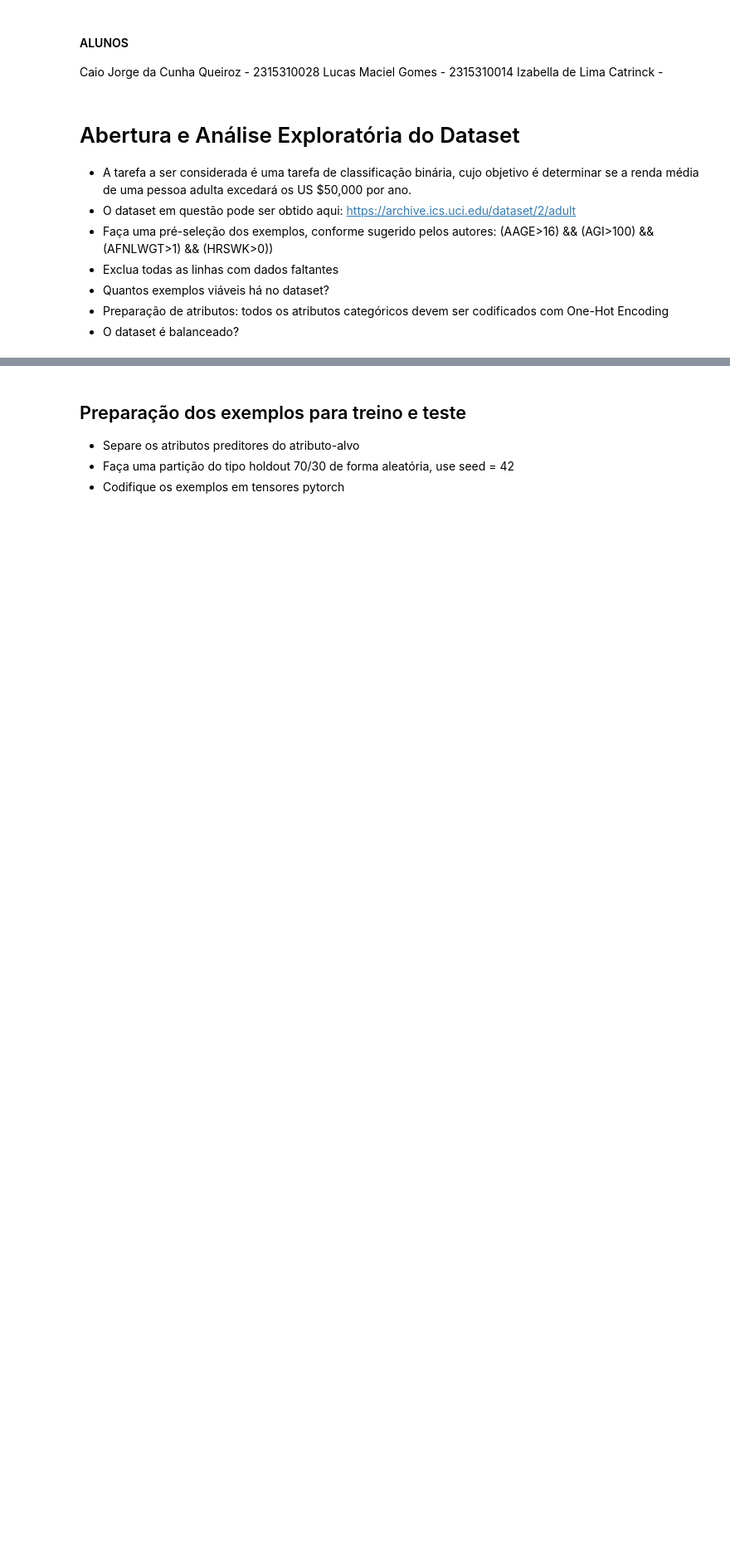
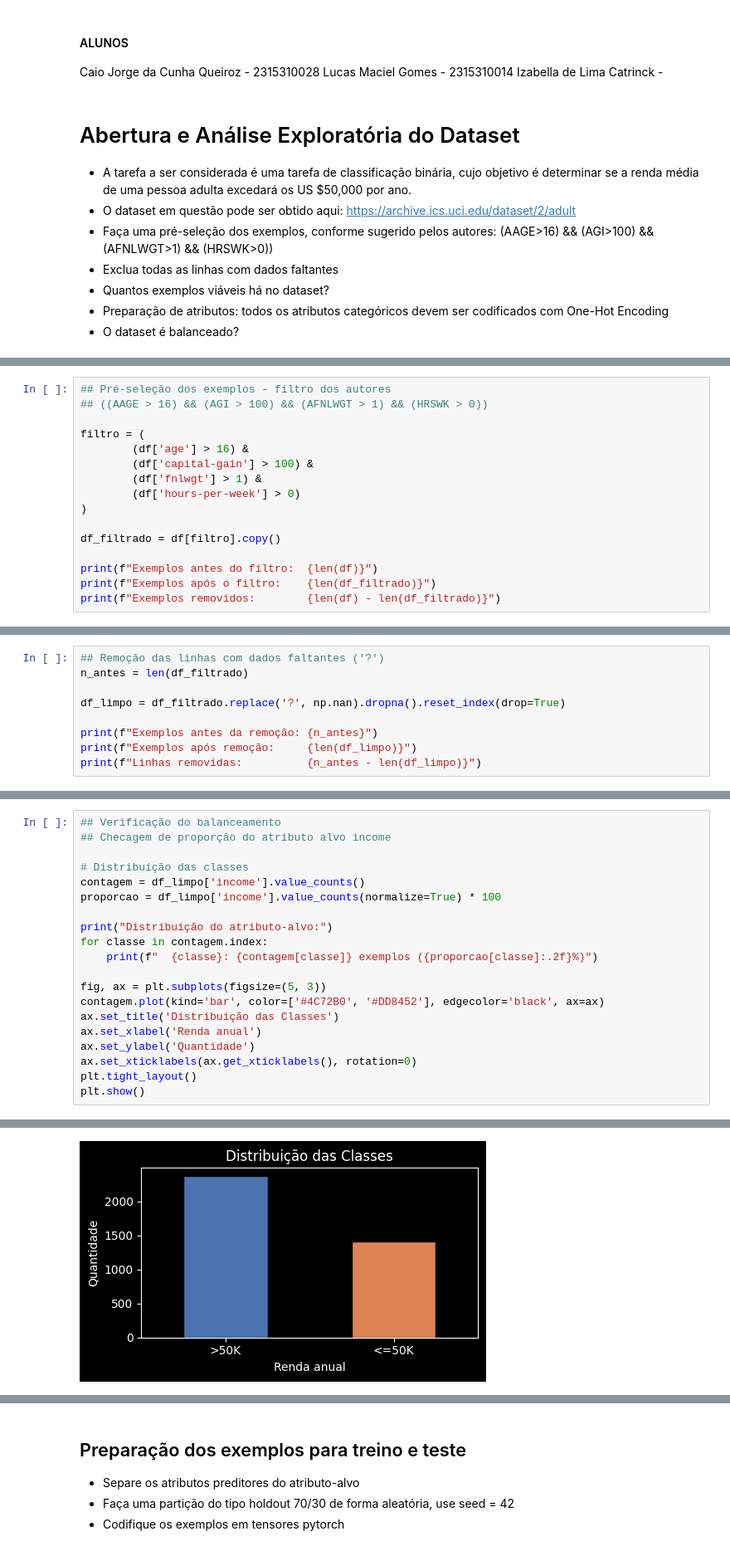
Before and after one commit to cjcaio/topicos1-projeto2-rede-mlp-com-pytorch, a Jupyter notebook: Topicos1-2026.1-Tarefa2.ipynb, the cells around one changed output, grey strips where cells are left out. Shown at 83% size. Saved outputs shown, nothing was run; the diff lists cells and outputs as text; blank space fills up the shorter version.

```diff
--- a/Topicos1-2026.1-Tarefa2.ipynb
+++ b/Topicos1-2026.1-Tarefa2.ipynb
@@ -41,0 +121,16 @@ Izabella de Lima Catrinck -
+# %%
+## Pré-seleção dos exemplos - filtro dos autores
+## ((AAGE > 16) && (AGI > 100) && (AFNLWGT > 1) && (HRSWK > 0))
+
+filtro = (
+        (df['age'] > 16) &
+        (df['capital-gain'] > 100) &
+        (df['fnlwgt'] > 1) &
+        (df['hours-per-week'] > 0)
+)
+
+df_filtrado = df[filtro].copy()
+
+print(f"Exemplos antes do filtro:  {len(df)}")
+print(f"Exemplos após o filtro:    {len(df_filtrado)}")
+print(f"Exemplos removidos:        {len(df) - len(df_filtrado)}")
@@ -41,0 +141,9 @@ Izabella de Lima Catrinck -
+# %%
+## Remoção das linhas com dados faltantes ('?')
+n_antes = len(df_filtrado)
+
+df_limpo = df_filtrado.replace('?', np.nan).dropna().reset_index(drop=True)
+
+print(f"Exemplos antes da remoção: {n_antes}")
+print(f"Exemplos após remoção:     {len(df_limpo)}")
+print(f"Linhas removidas:          {n_antes - len(df_limpo)}")
@@ -41,0 +154,21 @@ Izabella de Lima Catrinck -
+# %%
+## Verificação do balanceamento
+## Checagem de proporção do atributo alvo income
+
+# Distribuição das classes
+contagem = df_limpo['income'].value_counts()
+proporcao = df_limpo['income'].value_counts(normalize=True) * 100
+
+print("Distribuição do atributo-alvo:")
+for classe in contagem.index:
+    print(f"  {classe}: {contagem[classe]} exemplos ({proporcao[classe]:.2f}%)")
+
+fig, ax = plt.subplots(figsize=(5, 3))
+contagem.plot(kind='bar', color=['#4C72B0', '#DD8452'], edgecolor='black', ax=ax)
+ax.set_title('Distribuição das Classes')
+ax.set_xlabel('Renda anual')
+ax.set_ylabel('Quantidade')
+ax.set_xticklabels(ax.get_xticklabels(), rotation=0)
+plt.tight_layout()
+plt.show()
+# %% [output]
@@ -41,0 +178 @@ Izabella de Lima Catrinck -
+[figure, added]
```
Also changed, not shown: parts of 8 cells of this notebook.
